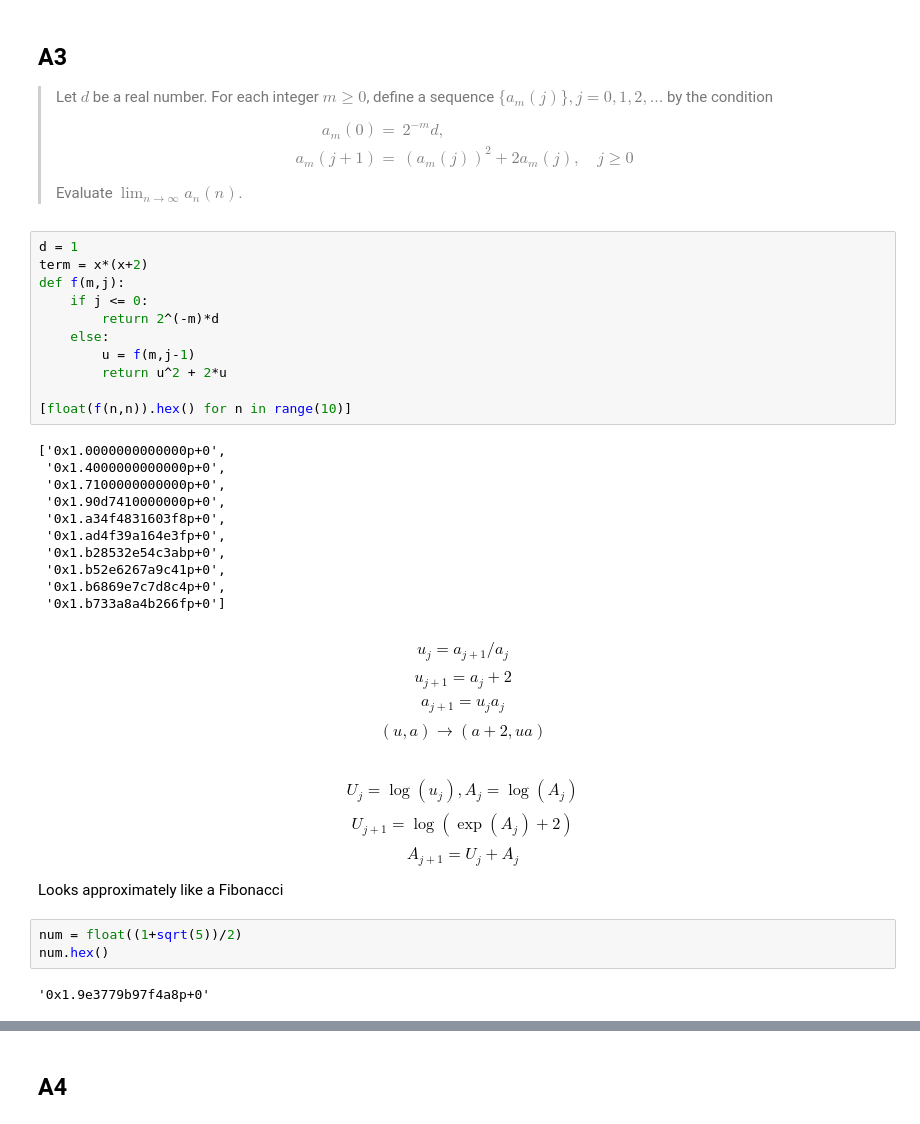
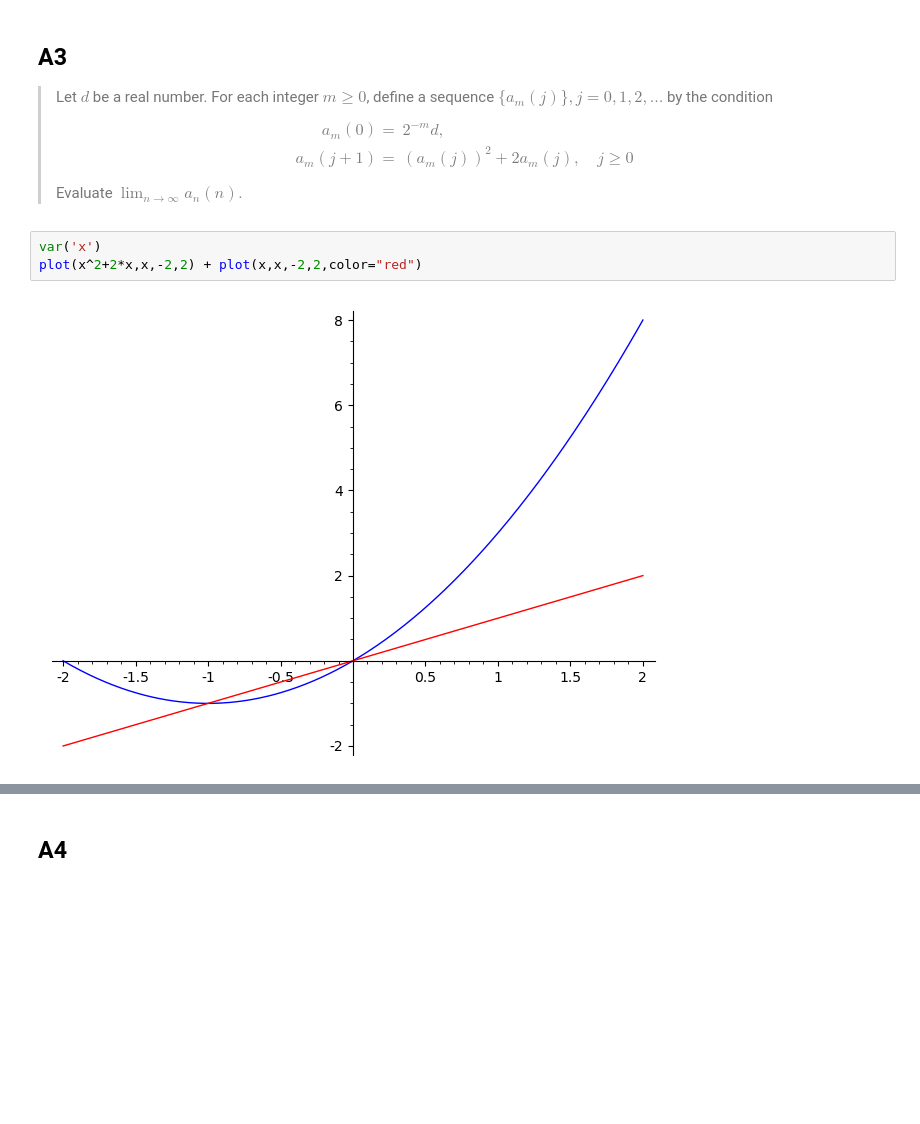
Before and after one commit to exit91/notebooks, a Jupyter notebook: Putnam 1985.ipynb, the cells around one changed output, grey strips where cells are left out. Saved outputs shown, nothing was run; the diff lists cells and outputs as text; blank space fills up the shorter version.

```diff
--- a/Putnam 1985.ipynb
+++ b/Putnam 1985.ipynb
@@ -69,41 +69,8 @@ for _ in range(10):
  a_{m}(j+1) =& (a_m(j))^2 + 2a_m(j), \quad j \geq 0
  \end{align*}
 > Evaluate $\lim_{n\to \infty} a_n(n)$.
-# %%
-d = 1
-term = x*(x+2)
-def f(m,j):
-    if j <= 0:
-        return 2^(-m)*d
-    else:
-        u = f(m,j-1)
-        return u^2 + 2*u
-
-[float(f(n,n)).hex() for n in range(10)]
-# %% [output]
-['0x1.0000000000000p+0',
- '0x1.4000000000000p+0',
- '0x1.7100000000000p+0',
- '0x1.90d7410000000p+0',
- '0x1.a34f4831603f8p+0',
- '0x1.ad4f39a164e3fp+0',
- '0x1.b28532e54c3abp+0',
- '0x1.b52e6267a9c41p+0',
- '0x1.b6869e7c7d8c4p+0',
- '0x1.b733a8a4b266fp+0']
-# %% [markdown]
-$$ u_j = a_{j+1}/a_j $$
-$$ u_{j+1} = a_{j} + 2 $$
-$$ a_{j+1} = u_j a_j $$
-$$ (u,a) \to (a+2,ua) $$
-# %% [markdown]
-$$ U_j = \log(u_j), A_j = \log(A_j) $$
-$$ U_{j+1} = \log(\exp(A_j) + 2) $$
-$$ A_{j+1} = U_j + A_j $$
-
-Looks approximately like a Fibonacci
-# %%
-num = float((1+sqrt(5))/2)
-num.hex()
-# %% [output]
-'0x1.9e3779b97f4a8p+0'
+# %%
+var('x')
+plot(x^2+2*x,x,-2,2) + plot(x,x,-2,2,color="red")
+# %% [output]
+[figure, added]
```
Also changed, not shown: parts of 4 cells of this notebook, 1 other file.
